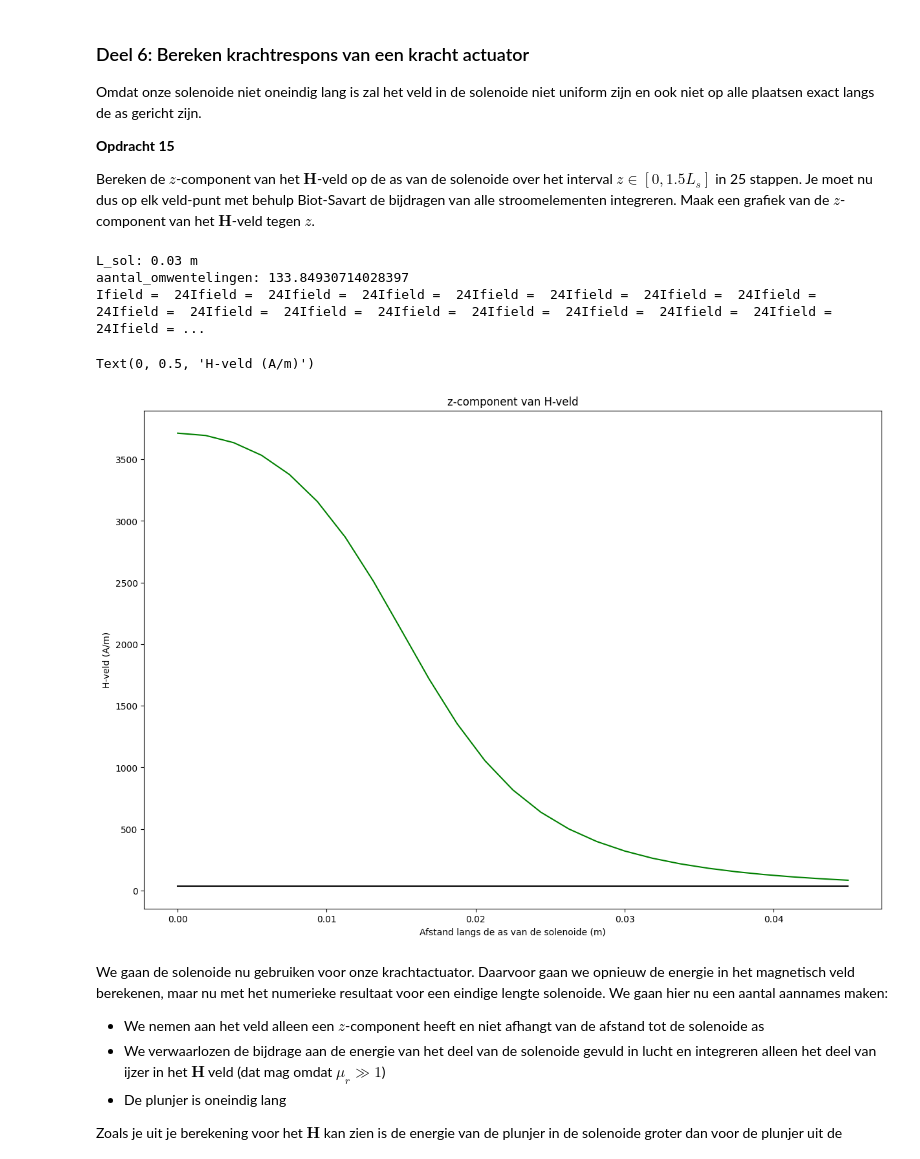
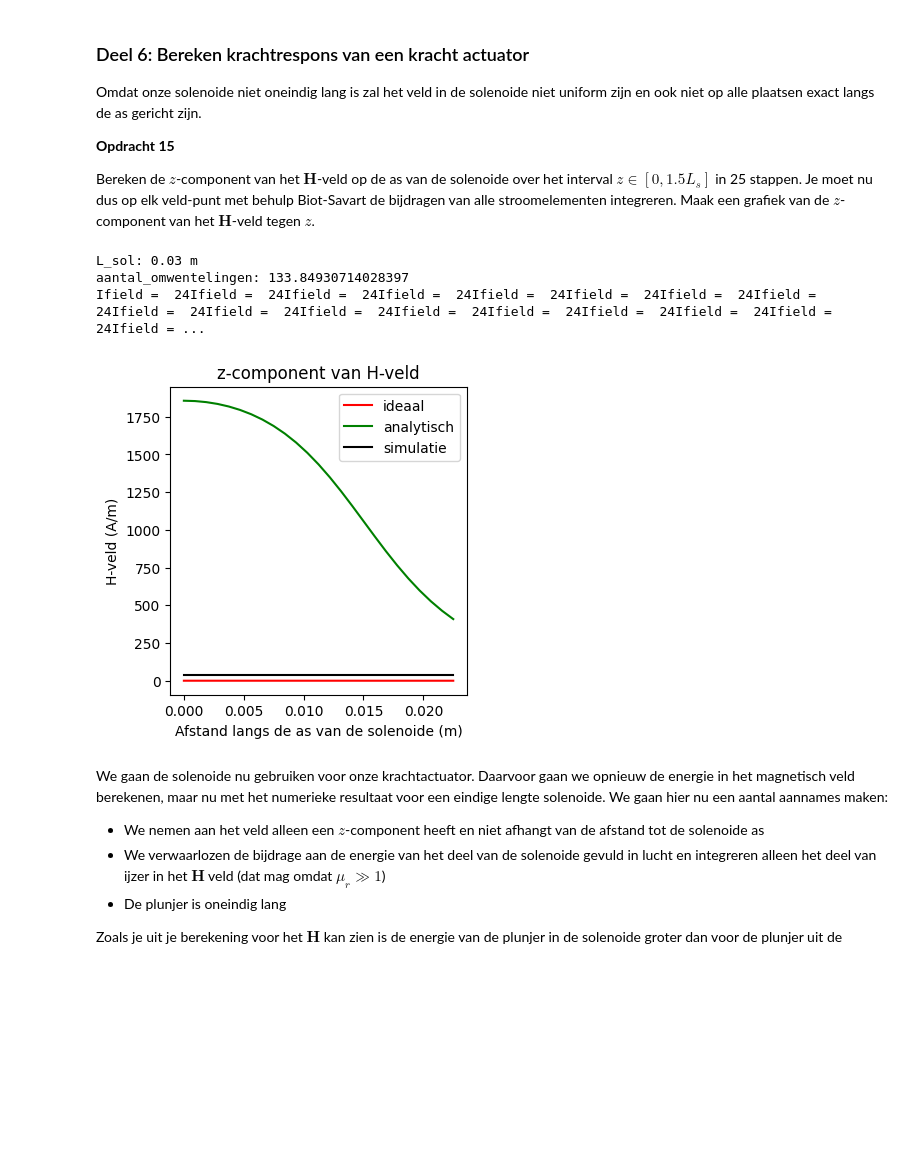
Before and after one commit to ElineSerpenti/opdrachten-DEF-D.EALSerpenti, a Jupyter notebook: Digital ontwerpopdracht 2/2KrachtactuatorOpdracht/KrachtactuatorOpdracht.ipynb, the cells around one changed output. Cells and saved outputs as stored; diff of their text form; code cells hidden in the pictures; blank space fills up the shorter version.

```diff
--- a/Digital ontwerpopdracht 2/2KrachtactuatorOpdracht/KrachtactuatorOpdracht.ipynb
+++ b/Digital ontwerpopdracht 2/2KrachtactuatorOpdracht/KrachtactuatorOpdracht.ipynb
@@ -755,6 +638,7 @@ De spoed van de solenoïde is: 1984.13 omwentelingen per meter
 l_draad = 8.41 # Lengte draad
 r_sol = 0.005 # Straal solenoide
 L_sol = 0.04 # Lengte solenoide=
+I = 0.5         # A
 # N = # wikkelng
 #a
 # (Draadlengte})^2 = (Horizontale afstand)^2 + (Verticale afstand)^2
@@ -840,42 +724,47 @@ l_draad = 8.41 # Lengte draad
 r_sol = 0.01 # Straal solenoide
 L_sol = 0.03 # Lengte solenoide
 n_ax=25
-z_ax=np.linspace(0, 1.5*L_sol, n_ax)      # voor elk van deze veldpunten moet de totale invloed van alle dl van de hele spoel worden gesommeerd # wwwaaorm gedeeld door 2!!!!!
+z_ax=np.linspace(0, 1.5*L_sol/2, n_ax)      # voor elk van deze veldpunten moet de totale invloed van alle dl van de hele spoel worden gesommeerd
 print('L_sol:', L_sol, 'm')
 H_ax=np.zeros((n_ax,1))                     # kolom met 25 nullen
-N = n_stappen
+
 # aantal_omwent = aantal_omwentelingen
 print('aantal_omwentelingen:', aantal_omwentelingend)
 aantal_omwent = aantal_omwentelingend
+N = 2100
 
 for i_field in range(n_ax):         # loopt langs z-as van solenoid
     print(f"\rIfield =  {i_field}", end="") # Print welk element van het veld nu berekend wordt.
     # Bepaal de field coordinate
     Hsimulated=np.array([0,0,0], dtype='float64')           # indien bij nieuw veldpunt/ meetpunt aangekomen, wordt H weer op nul gezet.
     for i_source in np.arange(1, N):                    # hakt de draad/ de bron in N stukjes
         # Bepaal dl en r_source en gebruik
         Hsimulated += field_current_element(r_field, r_source, dl)          # dH wordt toegevoegd voor elke stukje dl
         print(f"Ifield =  {i_field}", end="")
 
     # selecting the z-component
     H_ax[i_field,0]=Hsimulated[2]           # H_ax is 25 lang in rij, en heeft 1 kolom. Vandaar de 0.
 
-# dit is nog een analytische uitdrukking die je kan uitrekenen voor de z-component op de as van een solenoide met eindige lengte
+H_veld_ideaal=analytical_answer*np.ones(n_ax)*(1.0*(z_ax < L_sol/2))
+
+# dit is nog een aardige analytische uitdrukking die je kan uitrekenen voor de z-component op de as van een solenoide met eindige lengte
 H_veld_analytisch=(aantal_omwent*I/L_sol/2)*((L_sol/2-z_ax)/np.sqrt((z_ax- L_sol/2)**2 + r_sol**2)+(L_sol/2+z_ax)/np.sqrt((z_ax+ L_sol/2)**2 + r_sol**2))
 
-plt.figure(figsize=[50,10])
+plt.figure(figsize=[13,4])
 plt.subplot(131)
 plt.title('z-component van H-veld')
+plt.plot(z_ax, H_veld_ideaal, '-r', label='ideaal')
 plt.plot(z_ax, H_veld_analytisch, '-g', label='analytisch')
 plt.plot(z_ax, H_ax, '-k', label='simulatie')
-plt.xlabel('Afstand langs de as van de solenoide (m)')      # dit is de z-as
+plt.xlabel('Afstand langs de as van de solenoide (m)')
 plt.ylabel('H-veld (A/m)')
+plt.legend()
+plt.show()
 # %% [output]
 L_sol: 0.03 m
 aantal_omwentelingen: 133.84930714028397
 Ifield =  24Ifield =  24Ifield =  24Ifield =  24Ifield =  24Ifield =  24Ifield =  24Ifield =  24Ifield =  24Ifield =  24Ifield =  24Ifield =  24Ifield =  24Ifield =  24Ifield =  24Ifield =  24Ifield = ...
-Text(0, 0.5, 'H-veld (A/m)')
-[figure, old version]
+[figure, new version]
 # %% [markdown]
 We gaan de solenoide nu gebruiken voor onze krachtactuator. Daarvoor gaan we opnieuw de energie in het magnetisch veld berekenen, maar nu met het numerieke resultaat voor een eindige lengte solenoide. We gaan hier nu een aantal aannames maken:
 * We nemen aan het veld alleen een $z$-component heeft en niet afhangt van de afstand tot de solenoide as
```
Also changed, not shown: parts of 20 cells of this notebook, 1 other file.
